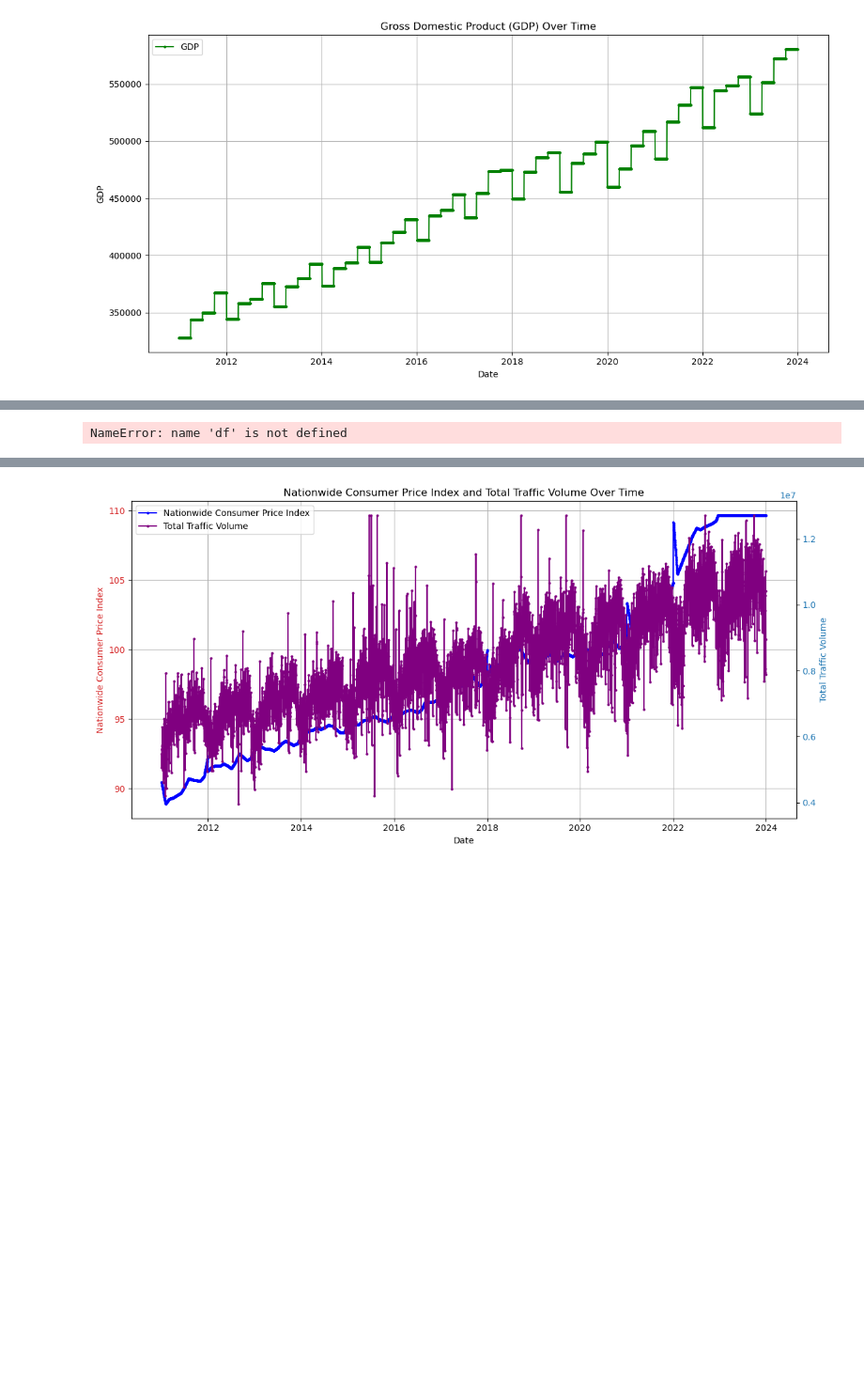
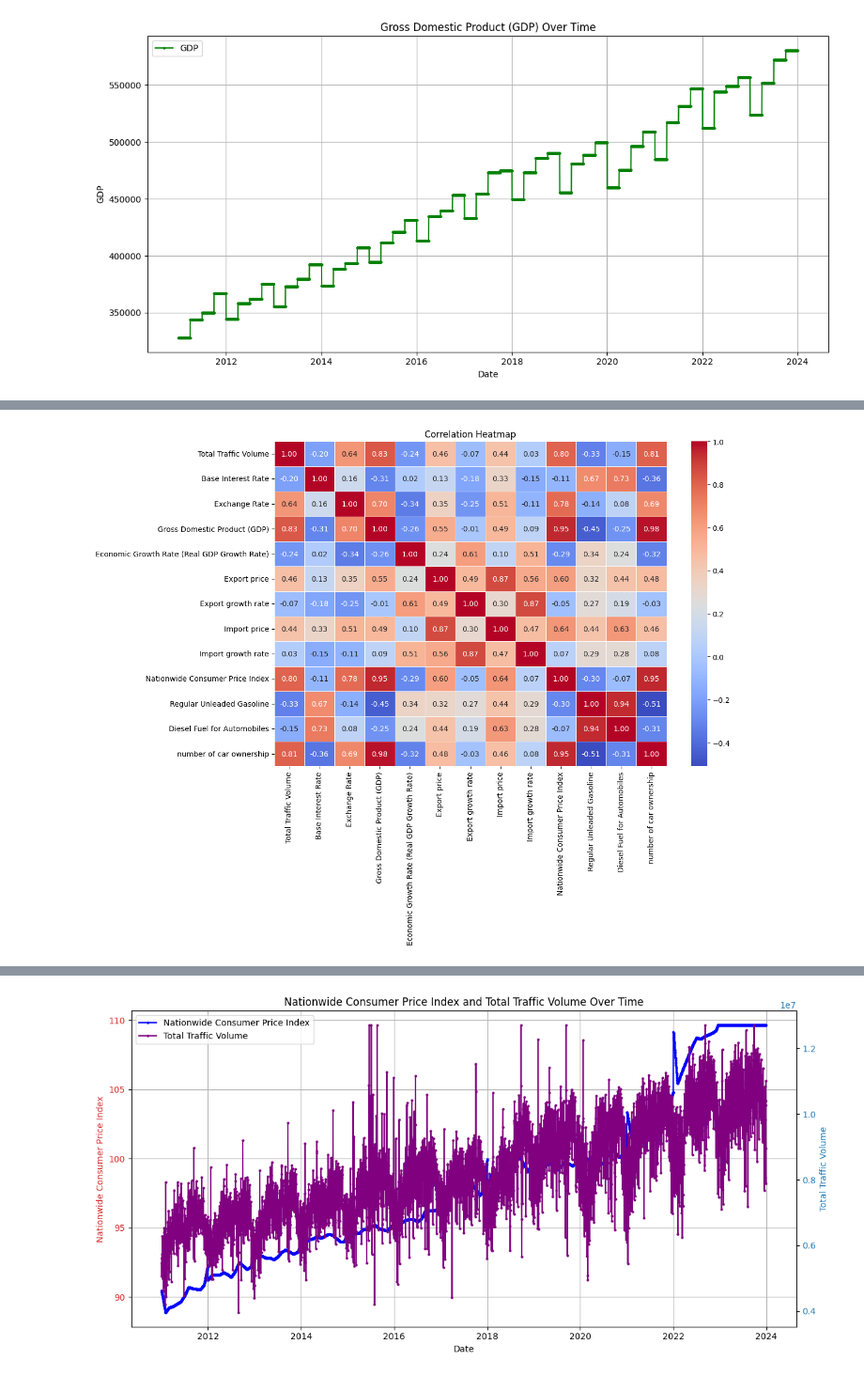
Before and after one commit to DataScience-6/traffic-and-economic, a Jupyter notebook: 03_Source_code&Dataset/02_Correlation and Visualization/Some Visualization and Correlation_new.ipynb, the cells around one changed output, grey strips where cells are left out. Shown at 94% size. Drawn from its saved outputs; the diff is of its cells as text; code cells hidden in the pictures; blank space fills up the shorter version.

```diff
--- a/03_Source_code&Dataset/02_Correlation and Visualization/Some Visualization and Correlation_new.ipynb
+++ b/03_Source_code&Dataset/02_Correlation and Visualization/Some Visualization and Correlation_new.ipynb
@@ -132,22 +132,22 @@ plt.show()
 [figure]
 [figure]
 # %%
-df_cleaned = df.dropna(inplace=True)
+df_cleaned = data.dropna(inplace=True)
 df_cleaned
-# %% [output]
-NameError: name 'df' is not defined
 # %%
 # Select only numeric type data
-df_cleaned = df.select_dtypes(include=['number'])
+df_cleaned = data.select_dtypes(include=['number'])
 
 # Calculation of correlation matrix
 corr_matrix = df_cleaned.corr()
 
 # Draw a heat map
 plt.figure(figsize=(12, 8))
 heatmap = sns.heatmap(corr_matrix, annot=True, cmap='coolwarm', linewidths=0.5, fmt='.2f')
 plt.title('Correlation Heatmap')
 plt.show()
+# %% [output]
+[figure, added]
 # %%
 #GDP, Nationwide Consuer Index, number of ownership 높은 상관관계
 # %%
```
Also changed, not shown: parts of 9 cells of this notebook.
